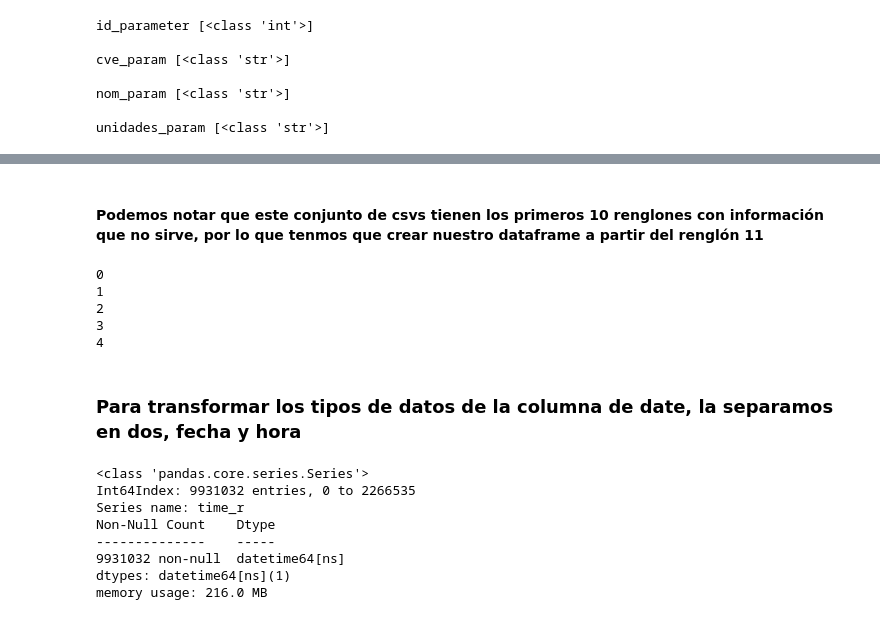
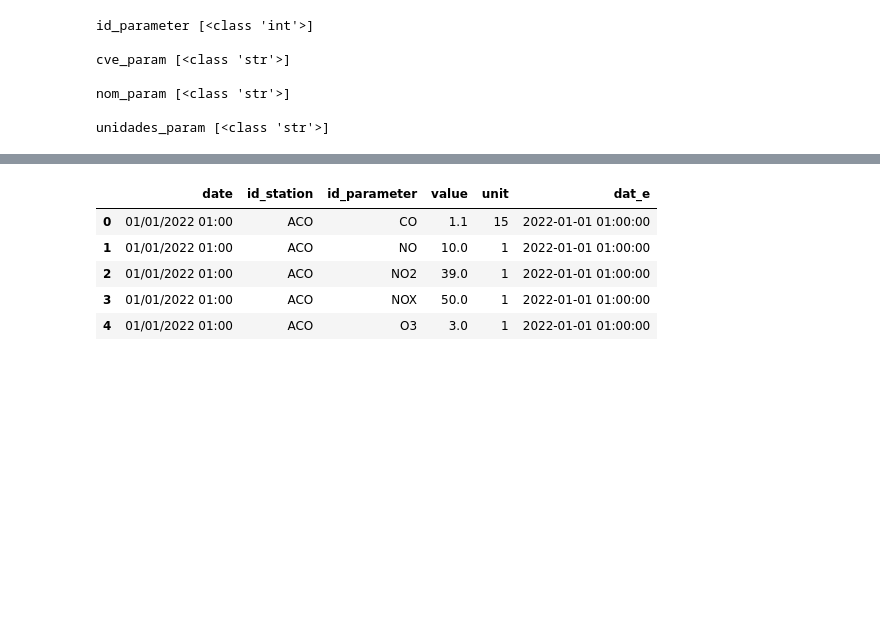
Before and after one commit to s3basttianchias/RegresionLinealSimple, a Jupyter notebook: Practica 1.ipynb, the cells around one changed output, grey strips where cells are left out. Cells and saved outputs as stored; diff of their text form; code cells hidden in the pictures; blank space fills up the shorter version.

```diff
--- a/Practica 1.ipynb
+++ b/Practica 1.ipynb
@@ -20,10 +62,9 @@ file_list_catalogos
 path_csv_cat = []
 #path_csv_cat = [os.path.join(path_catalogos, n) for n in file_list_catalogos]
 i =0
-for file in file_list_catalogos:
-    print(file)
-    path_csv_cat.append(path_catalogos+file)
-    i+=1
+for file in files_catalogos:
+    df = pd.read_csv(os.path.join(path_catalogos, file), skiprows=10, sep=',',  encoding='latin-1', header=1)
+    path_csv_cat.append(df)
 df = pd.read_csv(path_csv_cat[0], sep=',',  encoding='latin-1', header=0)
 df.head()
 # %% [output]
@@ -75,11 +93,0 @@ file_list_cdmx
-# %%
-path_csv_cdmx = []
-i =0
-for file in file_list_cdmx:
-    print(file)
-    path_csv_cdmx.append(path_cdmx+file)
-    i+=1
-
-path_csv_cdmx
-df = pd.read_csv(path_csv_cdmx[2], sep = ',', encoding='latin-1',  on_bad_lines='skip', header= None)
-df.head(15)
@@ -103,47 +94,11 @@ contaminantes_2019.CSV
-# %% [markdown]
-#### Podemos notar que este conjunto de csvs tienen los primeros 10 renglones con información que no sirve, por lo que tenmos que crear nuestro dataframe a partir del renglón 11
-# %%
-
-#con este for unimos los csv de la carpeta contaminantes_cdmx y se crea el data frame
-for i, archivo in enumerate(path_csv_cdmx):
-    print(i)
-    if i == 0:
-        df = pd.read_csv(archivo, sep = ',', encoding='latin-1',  on_bad_lines='skip',skiprows=10,header=0)
-    else:
-        df = pd.concat([df , pd.read_csv(archivo, sep = ',', encoding='latin-1',  on_bad_lines='skip',skiprows=10,header=0)])
-
-
-df.info()
-# %% [output]
-0
-1
-2
-3
-4
-# %% [markdown]
-### Para transformar los tipos de datos de  la columna de date, la separamos en dos, fecha y hora
-# %%
-from datetime import datetime
-df[['dat_e','time_r']] = df['date'].str.split(' ', n=1,expand=True) #split() separa a partir del caracter que le indiques
-# %%
-
-#cambio de fehca str a datetime
-df.dat_e=pd.to_datetime(df['dat_e'],format="%d/%m/%Y")
-
-'''Para poder convertir las horas a formato datetime tenemos que hacer que los datos que son 24:00 se pasen a 00:00 ya que to_datetime() necesita ese formato'''
-for row in df.time_r:
-    if row == '24:00':
-        df.time_r ='00:00'
-    else:continue
-
-df.time_r=pd.to_datetime((df['time_r']))#tranforma las horas de str a datetime
-df['time_r'].info()
-# %% [output]
-<class 'pandas.core.series.Series'>
-Int64Index: 9931032 entries, 0 to 2266535
-Series name: time_r
-Non-Null Count    Dtype
---------------    -----
-9931032 non-null  datetime64[ns]
-dtypes: datetime64[ns](1)
-memory usage: 216.0 MB
+# %%
+df['dat_e'] = pd.to_datetime(  df['date'], format="%d/%m/%Y %H:%M", errors='coerce' )
+
+df.head()
+# %% [output]
+|  | date | id_station | id_parameter | value | unit | dat_e |
+| 0 | 01/01/2022 01:00 | ACO | CO | 1.1 | 15 | 2022-01-01 01:00:00 |
+| 1 | 01/01/2022 01:00 | ACO | NO | 10.0 | 1 | 2022-01-01 01:00:00 |
+| 2 | 01/01/2022 01:00 | ACO | NO2 | 39.0 | 1 | 2022-01-01 01:00:00 |
+| 3 | 01/01/2022 01:00 | ACO | NOX | 50.0 | 1 | 2022-01-01 01:00:00 |
+| 4 | 01/01/2022 01:00 | ACO | O3 | 3.0 | 1 | 2022-01-01 01:00:00 |
```
Also changed, not shown: parts of 18 cells of this notebook.
